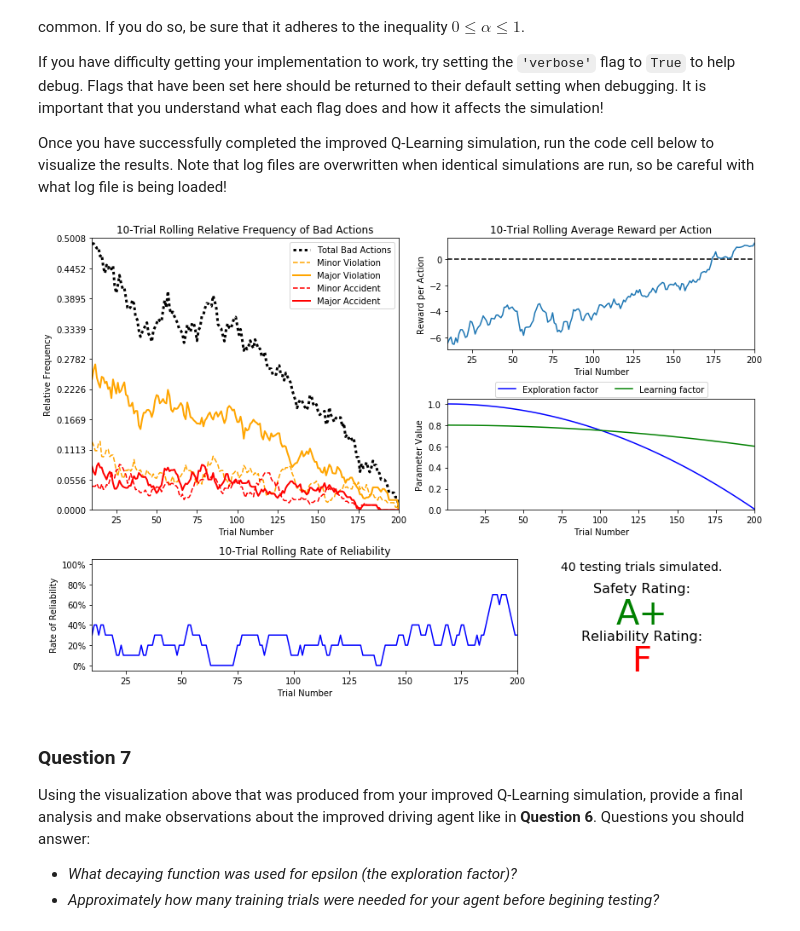
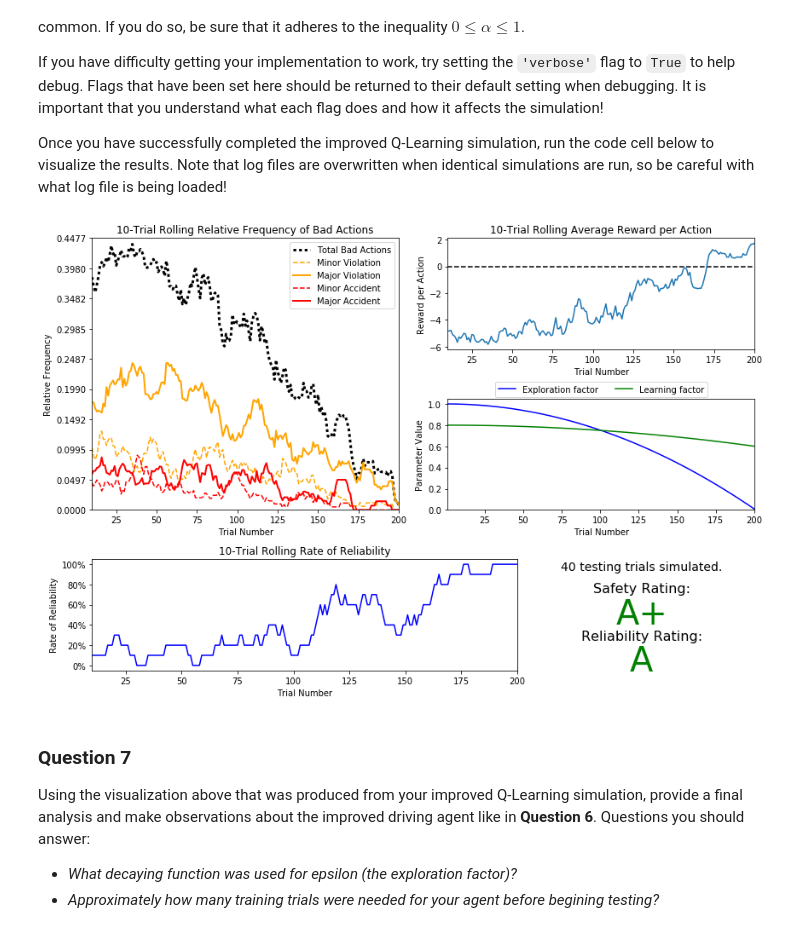
Before and after one commit to skamkar/joyride, a Jupyter notebook: smartcab.ipynb, the cells around one changed output. Cells and saved outputs as stored; diff of their text form; code cells hidden in the pictures.

```diff
--- a/smartcab.ipynb
+++ b/smartcab.ipynb
@@ -287,9 +287,9 @@ If you have difficulty getting your implementation to work, try setting the `'ve
 Once you have successfully completed the improved Q-Learning simulation, run the code cell below to visualize the results. Note that log files are overwritten when identical simulations are run, so be careful with what log file is being loaded!
 # %%
 # Load the 'sim_improved-learning' file from the improved Q-Learning simulation
-vs.plot_trials('sim_improved-learning.csv')
+vs.plot_trials('sim_improved-learning_saved.csv')
 # %% [output]
-[figure, old version]
+[figure, new version]
 # %% [markdown]
 ### Question 7
 Using the visualization above that was produced from your improved Q-Learning simulation, provide a final analysis and make observations about the improved driving agent like in **Question 6**. Questions you should answer:
```
Also changed, not shown: parts of 2 cells of this notebook, 3 other files.
